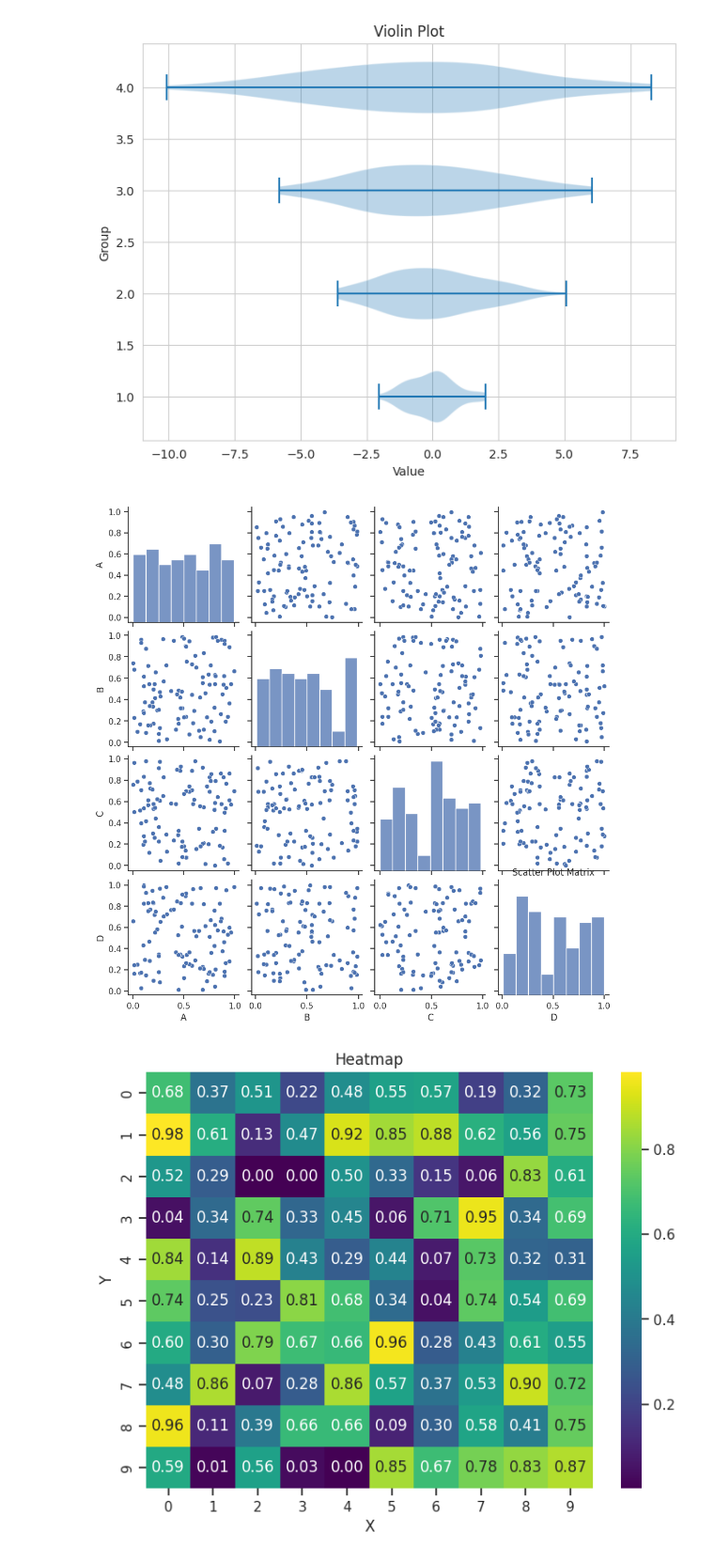
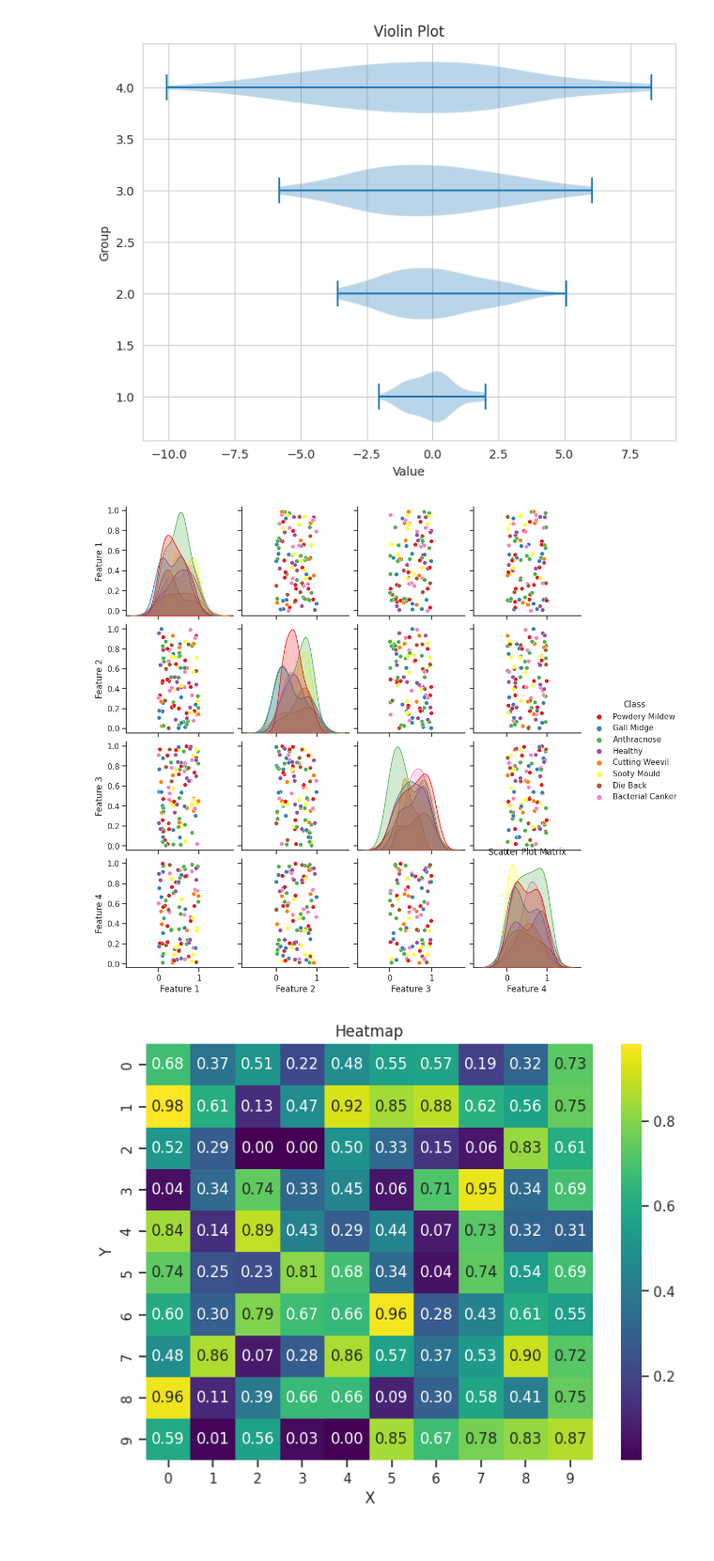
Before and after one commit to NishatVasker/Mango-leaf, a Jupyter notebook: MangoLeafTRAINING.ipynb, the cells around one changed output. Shown at 94% size. Saved outputs shown, nothing was run; the diff lists cells and outputs as text; code cells hidden in the pictures.

```diff
--- a/MangoLeafTRAINING.ipynb
+++ b/MangoLeafTRAINING.ipynb
@@ -377,17 +377,20 @@ plt.show()
 # %%
 import pandas as pd
 import seaborn as sns
+import matplotlib.pyplot as plt
 
 # Example data
-data = pd.DataFrame(np.random.rand(100, 4), columns=['A', 'B', 'C', 'D'])
+class_labels = ['Bacterial Canker', 'Die Back', 'Cutting Weevil', 'Healthy', 'Sooty Mould', 'Powdery Mildew', 'Gall Midge', 'Anthracnose']
+data = pd.DataFrame(np.random.rand(100, 4), columns=['Feature 1', 'Feature 2', 'Feature 3', 'Feature 4'])
+data['Class'] = np.random.choice(class_labels, size=100)
 
 # Create a scatter plot matrix
 sns.set(style="ticks")
-sns.pairplot(data)
+sns.pairplot(data, hue='Class', palette='Set1')
 plt.title('Scatter Plot Matrix')
 plt.show()
 # %% [output]
-[figure, old version]
+[figure, new version]
 # %%
 import numpy as np
 import seaborn as sns
```
